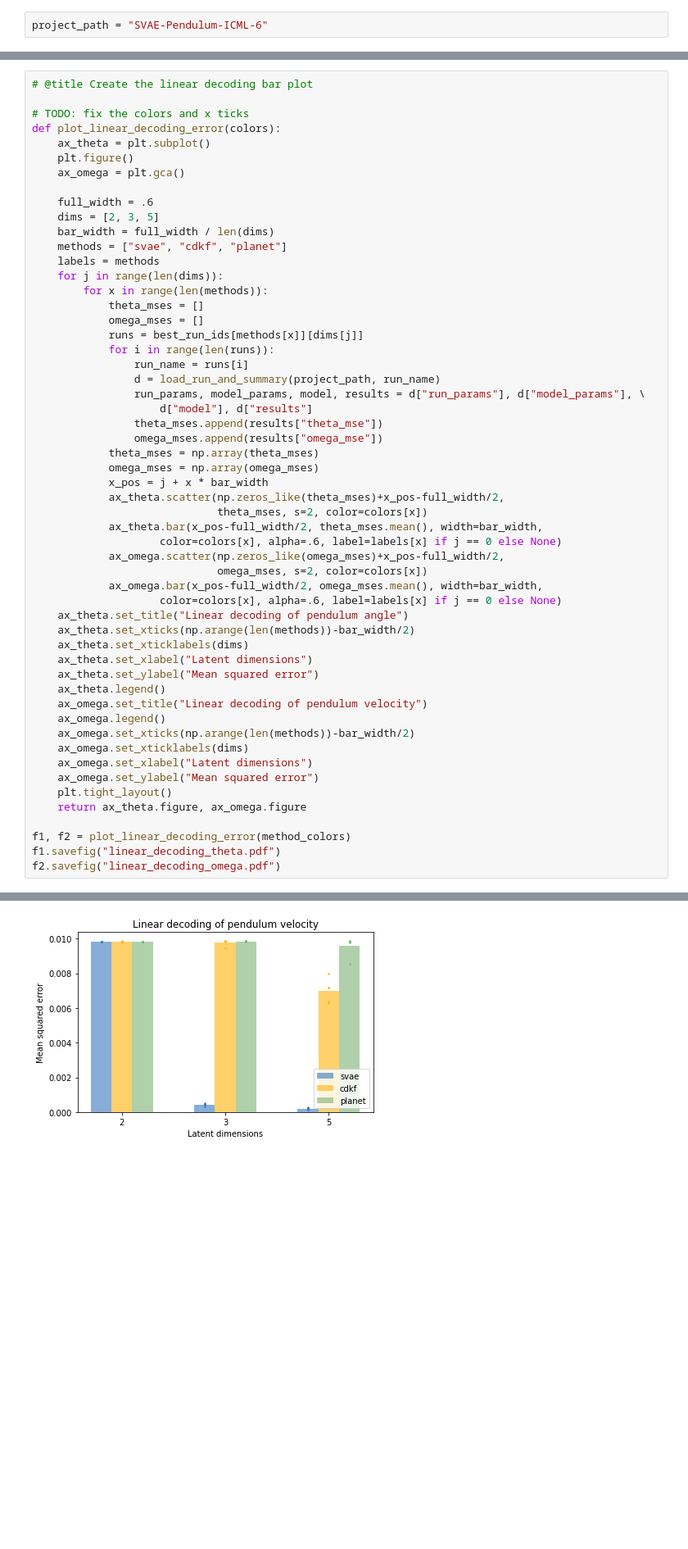
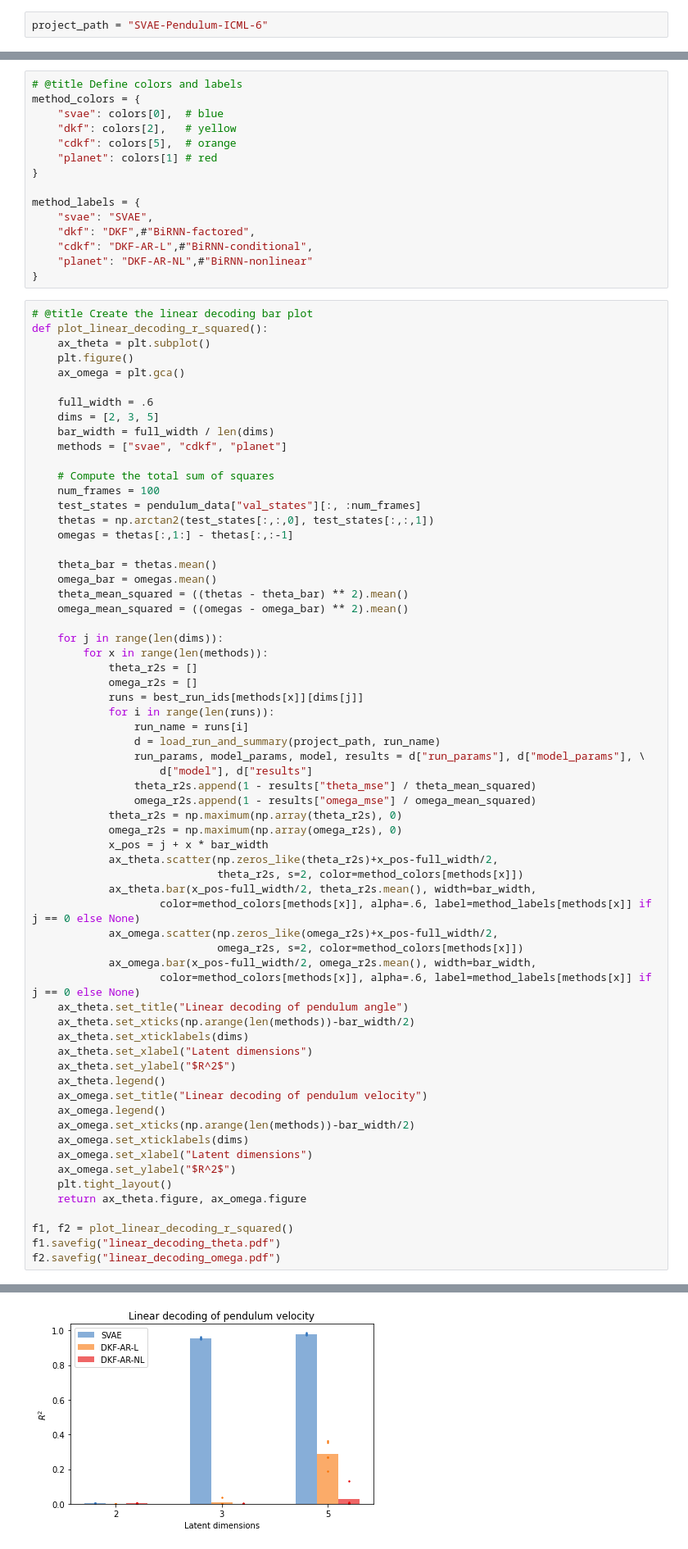
Before and after one commit to matthew9671/MattLab, a Jupyter notebook: Revisiting_SVAE_Refactor.ipynb, the cells around one changed output, grey strips where cells are left out. Shown at 82% size. Cells and saved outputs as stored; diff of their text form; blank space fills up the shorter version.

```diff
--- a/Revisiting_SVAE_Refactor.ipynb
+++ b/Revisiting_SVAE_Refactor.ipynb
@@ -4990,11 +4982,24 @@ def compare_multiple(runs, test_id=0):
 # compare_multiple(["ajf2d4b7", "d4pkrrjv", "zbqms6n4", "suva2mpp"], 19)
 # project_path = "SVAE-Pendulum-ICML-5/" # 5th batch, still using learned variance
 # compare_multiple(["6yxh2gzt", "i762a23m", "lvn7js2i", "y7l1jt1i", "cy0c5e0d", "oe5ieqf7"], 7)
+# %%
+# @title Define colors and labels
+method_colors = {
+    "svae": colors[0],  # blue
+    "dkf": colors[2],   # yellow
+    "cdkf": colors[5],  # orange
+    "planet": colors[1] # red
+}
+
+method_labels = {
+    "svae": "SVAE",
+    "dkf": "DKF",#"BiRNN-factored",
+    "cdkf": "DKF-AR-L",#"BiRNN-conditional",
+    "planet": "DKF-AR-NL",#"BiRNN-nonlinear"
+}
 # %%
 # @title Create the linear decoding bar plot
-
-# TODO: fix the colors and x ticks
-def plot_linear_decoding_error(colors):
+def plot_linear_decoding_r_squared():
     ax_theta = plt.subplot()
     plt.figure()
     ax_omega = plt.gca()
@@ -5003,46 +5008,57 @@ def plot_linear_decoding_error(colors):
     dims = [2, 3, 5]
     bar_width = full_width / len(dims)
     methods = ["svae", "cdkf", "planet"]
-    labels = methods
+
+    # Compute the total sum of squares
+    num_frames = 100
+    test_states = pendulum_data["val_states"][:, :num_frames]
+    thetas = np.arctan2(test_states[:,:,0], test_states[:,:,1])
+    omegas = thetas[:,1:] - thetas[:,:-1]
+
+    theta_bar = thetas.mean()
+    omega_bar = omegas.mean()
+    theta_mean_squared = ((thetas - theta_bar) ** 2).mean()
+    omega_mean_squared = ((omegas - omega_bar) ** 2).mean()
+
     for j in range(len(dims)):
         for x in range(len(methods)):
-            theta_mses = []
-            omega_mses = []
+            theta_r2s = []
+            omega_r2s = []
             runs = best_run_ids[methods[x]][dims[j]]
             for i in range(len(runs)):
                 run_name = runs[i]
                 d = load_run_and_summary(project_path, run_name)
                 run_params, model_params, model, results = d["run_params"], d["model_params"], \
                     d["model"], d["results"]
-                theta_mses.append(results["theta_mse"])
-                omega_mses.append(results["omega_mse"])
-            theta_mses = np.array(theta_mses)
-            omega_mses = np.array(omega_mses)
+                theta_r2s.append(1 - results["theta_mse"] / theta_mean_squared)
+                omega_r2s.append(1 - results["omega_mse"] / omega_mean_squared)
+            theta_r2s = np.maximum(np.array(theta_r2s), 0)
+            omega_r2s = np.maximum(np.array(omega_r2s), 0)
             x_pos = j + x * bar_width
-            ax_theta.scatter(np.zeros_like(theta_mses)+x_pos-full_width/2,
-                             theta_mses, s=2, color=colors[x])
-            ax_theta.bar(x_pos-full_width/2, theta_mses.mean(), width=bar_width,
-                    color=colors[x], alpha=.6, label=labels[x] if j == 0 else None)
-            ax_omega.scatter(np.zeros_like(omega_mses)+x_pos-full_width/2,
-                             omega_mses, s=2, color=colors[x])
-            ax_omega.bar(x_pos-full_width/2, omega_mses.mean(), width=bar_width,
-                    color=colors[x], alpha=.6, label=labels[x] if j == 0 else None)
+            ax_theta.scatter(np.zeros_like(theta_r2s)+x_pos-full_width/2,
+                             theta_r2s, s=2, color=method_colors[methods[x]])
+            ax_theta.bar(x_pos-full_width/2, theta_r2s.mean(), width=bar_width,
+                    color=method_colors[methods[x]], alpha=.6, label=method_labels[methods[x]] if j == 0 else None)
+            ax_omega.scatter(np.zeros_like(omega_r2s)+x_pos-full_width/2,
+                             omega_r2s, s=2, color=method_colors[methods[x]])
+            ax_omega.bar(x_pos-full_width/2, omega_r2s.mean(), width=bar_width,
+                    color=method_colors[methods[x]], alpha=.6, label=method_labels[methods[x]] if j == 0 else None)
     ax_theta.set_title("Linear decoding of pendulum angle")
     ax_theta.set_xticks(np.arange(len(methods))-bar_width/2)
     ax_theta.set_xticklabels(dims)
     ax_theta.set_xlabel("Latent dimensions")
-    ax_theta.set_ylabel("Mean squared error")
+    ax_theta.set_ylabel("$R^2$")
     ax_theta.legend()
     ax_omega.set_title("Linear decoding of pendulum velocity")
     ax_omega.legend()
     ax_omega.set_xticks(np.arange(len(methods))-bar_width/2)
     ax_omega.set_xticklabels(dims)
     ax_omega.set_xlabel("Latent dimensions")
-    ax_omega.set_ylabel("Mean squared error")
+    ax_omega.set_ylabel("$R^2$")
     plt.tight_layout()
     return ax_theta.figure, ax_omega.figure
 
-f1, f2 = plot_linear_decoding_error(method_colors)
+f1, f2 = plot_linear_decoding_r_squared()
 f1.savefig("linear_decoding_theta.pdf")
 f2.savefig("linear_decoding_omega.pdf")
 # %% [output]
@@ -5050,4 +5066,4 @@ f2.savefig("linear_decoding_omega.pdf")
-[figure, old version]
+[figure, new version]
 # %%
 # @title Plot the overall prediction log likelihood
 
```
Also changed, not shown: parts of 21 cells of this notebook.
